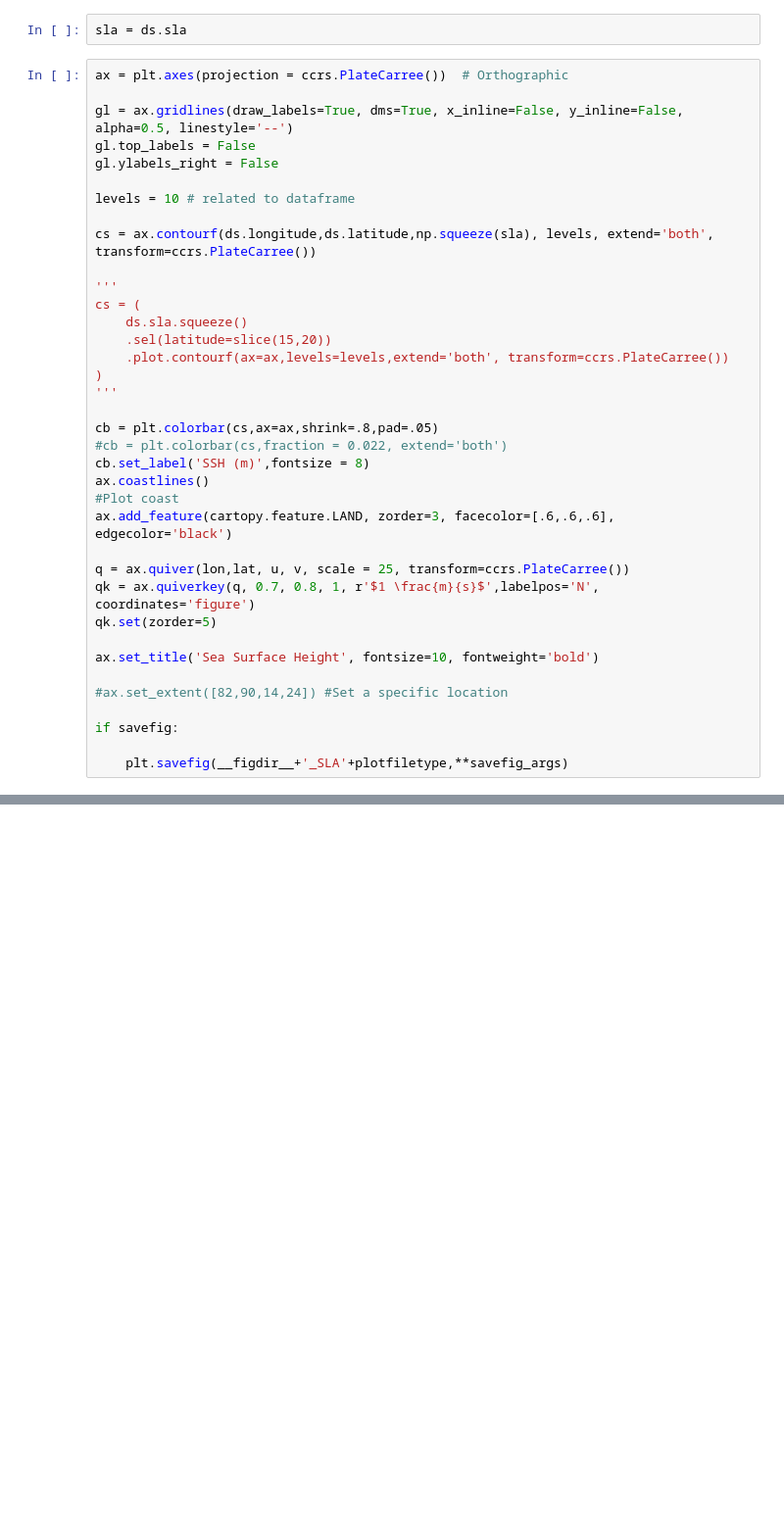
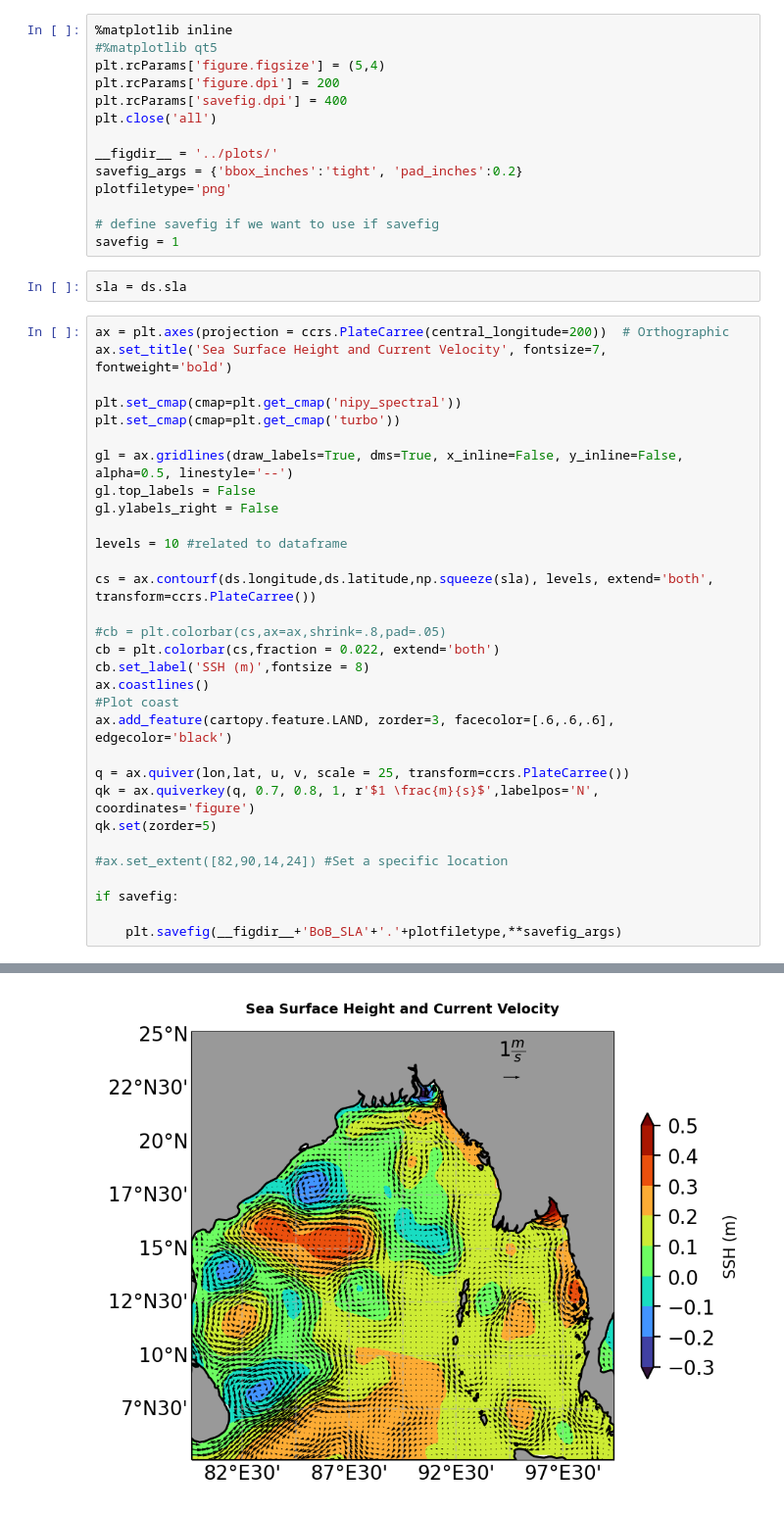
Before and after one commit to jtomfarrar/satellite_python_2022, a Jupyter notebook: notebooks/SSH_BoB_Practice.ipynb, the cells around one changed output, grey strips where cells are left out. Shown at 98% size. Cells and saved outputs as stored; diff of their text form; blank space fills up the shorter version.

```diff
--- a/notebooks/SSH_BoB_Practice.ipynb
+++ b/notebooks/SSH_BoB_Practice.ipynb
@@ -53,29 +36,39 @@ Attributes: (12/45)
 lon, lat = np.meshgrid(ds.longitude, ds.latitude)
 u = np.squeeze(ds.ugos).values
 v = np.squeeze(ds.vgos).values
+# %%
+%matplotlib inline
+#%matplotlib qt5
+plt.rcParams['figure.figsize'] = (5,4)
+plt.rcParams['figure.dpi'] = 200
+plt.rcParams['savefig.dpi'] = 400
+plt.close('all')
+
+__figdir__ = '../plots/'
+savefig_args = {'bbox_inches':'tight', 'pad_inches':0.2}
+plotfiletype='png'
+
+# define savefig if we want to use if savefig
+savefig = 1
 # %%
 sla = ds.sla
 # %%
-ax = plt.axes(projection = ccrs.PlateCarree())  # Orthographic
+ax = plt.axes(projection = ccrs.PlateCarree(central_longitude=200))  # Orthographic
+ax.set_title('Sea Surface Height and Current Velocity', fontsize=7, fontweight='bold')
+
+plt.set_cmap(cmap=plt.get_cmap('nipy_spectral'))
+plt.set_cmap(cmap=plt.get_cmap('turbo'))
 
 gl = ax.gridlines(draw_labels=True, dms=True, x_inline=False, y_inline=False, alpha=0.5, linestyle='--')
 gl.top_labels = False
 gl.ylabels_right = False
 
-levels = 10 # related to dataframe
+levels = 10 #related to dataframe
 
 cs = ax.contourf(ds.longitude,ds.latitude,np.squeeze(sla), levels, extend='both', transform=ccrs.PlateCarree())
 
-'''
-cs = (
-    ds.sla.squeeze()
-    .sel(latitude=slice(15,20))
-    .plot.contourf(ax=ax,levels=levels,extend='both', transform=ccrs.PlateCarree())
-)
-'''
-
-cb = plt.colorbar(cs,ax=ax,shrink=.8,pad=.05)
-#cb = plt.colorbar(cs,fraction = 0.022, extend='both')
+#cb = plt.colorbar(cs,ax=ax,shrink=.8,pad=.05)
+cb = plt.colorbar(cs,fraction = 0.022, extend='both')
 cb.set_label('SSH (m)',fontsize = 8)
 ax.coastlines()
 #Plot coast
@@ -85,11 +78,9 @@ q = ax.quiver(lon,lat, u, v, scale = 25, transform=ccrs.PlateCarree())
 qk = ax.quiverkey(q, 0.7, 0.8, 1, r'$1 \frac{m}{s}$',labelpos='N', coordinates='figure')
 qk.set(zorder=5)
 
-ax.set_title('Sea Surface Height', fontsize=10, fontweight='bold')
-
 #ax.set_extent([82,90,14,24]) #Set a specific location
 
 if savefig:
 
-    plt.savefig(__figdir__+'_SLA'+plotfiletype,**savefig_args)
+    plt.savefig(__figdir__+'BoB_SLA'+'.'+plotfiletype,**savefig_args)
 # %% [output]
@@ -96,0 +87 @@ NameError: name 'plt' is not defined
+[figure, added]
```
Also changed, not shown: parts of 4 cells of this notebook, 16 other files.
